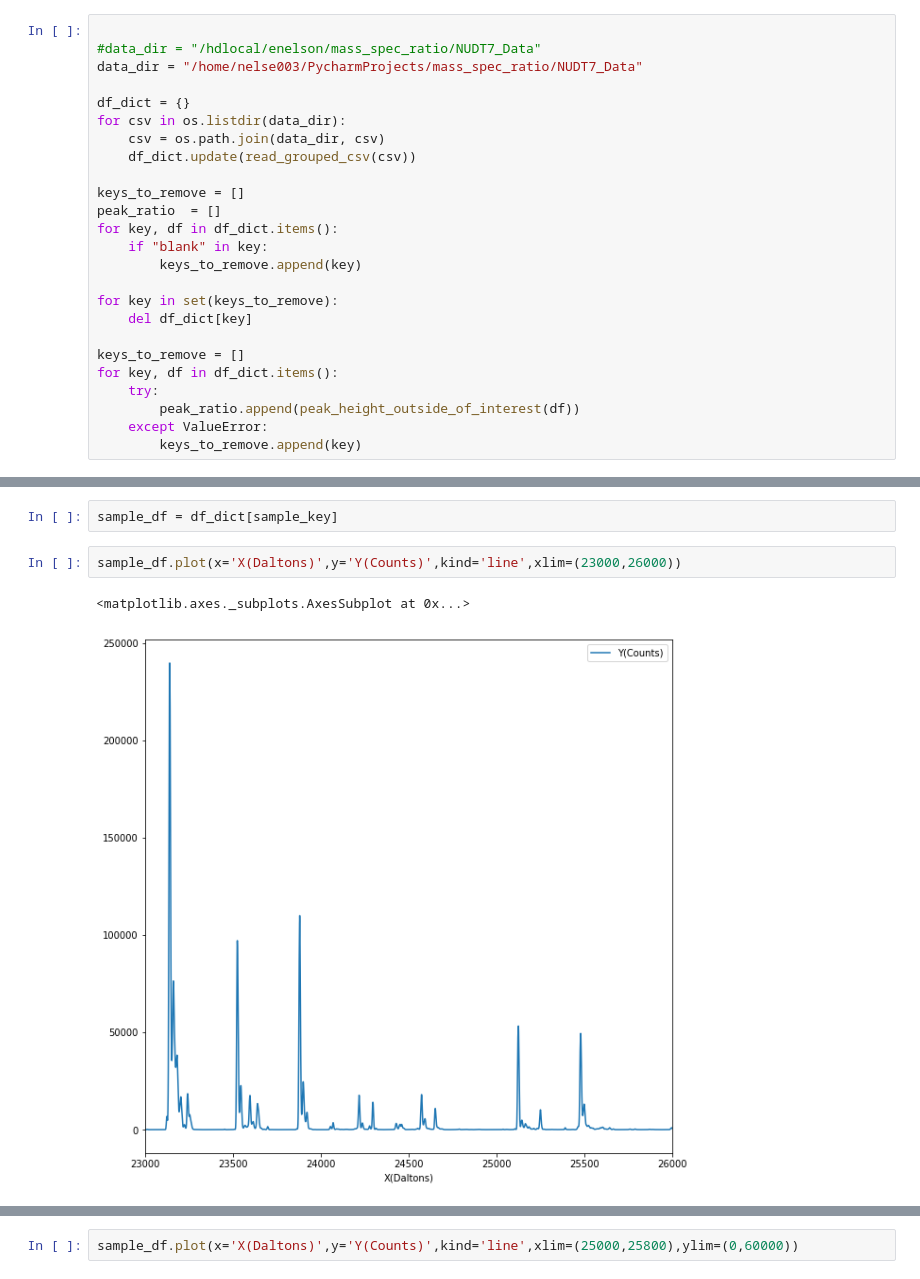
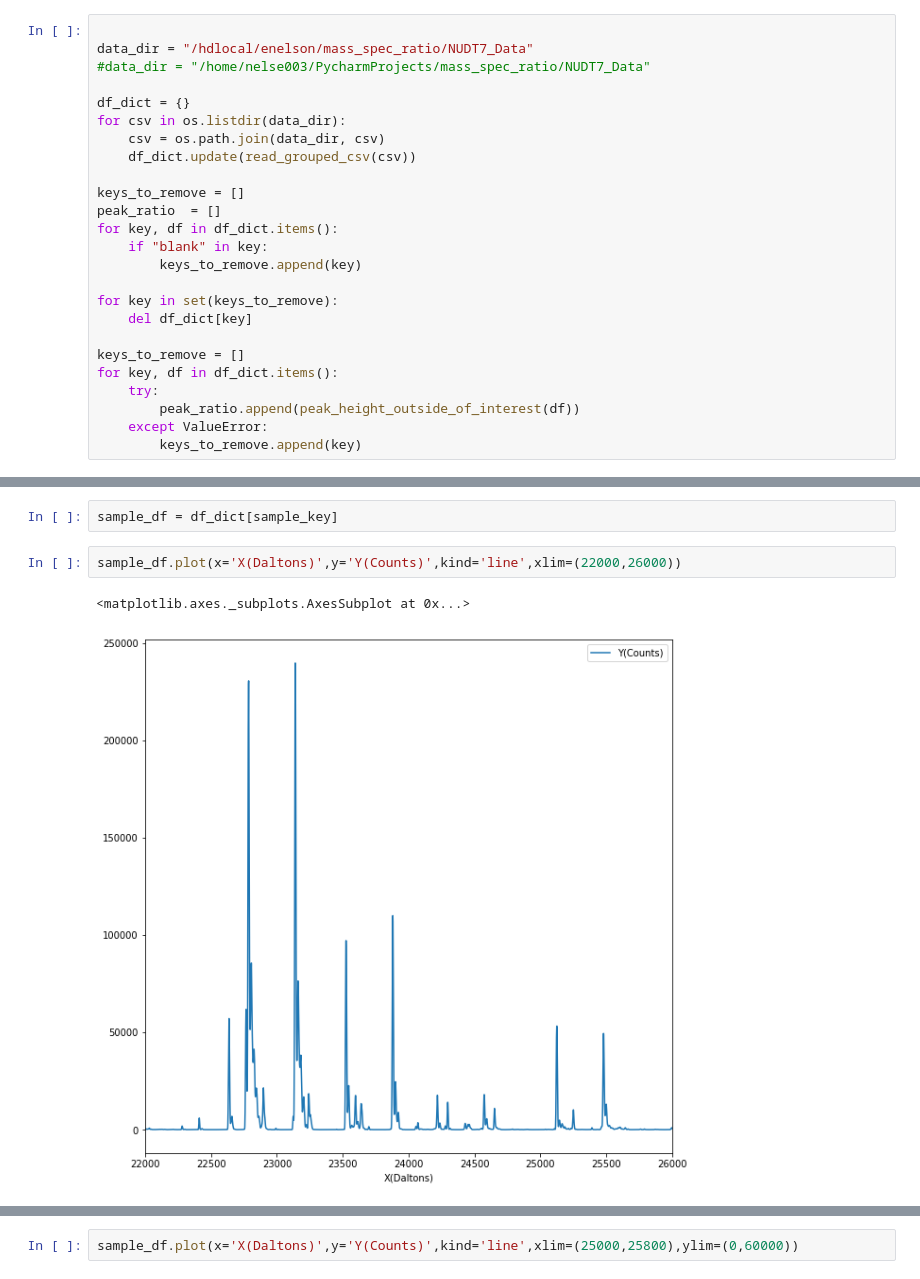
Before and after one commit to nelse003/mass_spec_ratio, a Jupyter notebook: NUDT7_ratios.ipynb, the cells around one changed output, grey strips where cells are left out. Cells and saved outputs as stored; diff of their text form.

```diff
--- a/NUDT7_ratios.ipynb
+++ b/NUDT7_ratios.ipynb
@@ -24,8 +25,8 @@ import matplotlib.pyplot as plt
 plt.rcParams['figure.figsize'] = [10, 10]
 # %%
 
-#data_dir = "/hdlocal/enelson/mass_spec_ratio/NUDT7_Data"
-data_dir = "/home/nelse003/PycharmProjects/mass_spec_ratio/NUDT7_Data"
+data_dir = "/hdlocal/enelson/mass_spec_ratio/NUDT7_Data"
+#data_dir = "/home/nelse003/PycharmProjects/mass_spec_ratio/NUDT7_Data"
 
 df_dict = {}
 for csv in os.listdir(data_dir):
@@ -78,7 +77,7 @@ print(df_dict[sample_key])
 # %%
 sample_df = df_dict[sample_key]
 # %%
-sample_df.plot(x='X(Daltons)',y='Y(Counts)',kind='line',xlim=(23000,26000))
+sample_df.plot(x='X(Daltons)',y='Y(Counts)',kind='line',xlim=(22000,26000))
 # %% [output]
 <matplotlib.axes._subplots.AxesSubplot at 0x...>
-[figure, old version]
+[figure, new version]
```
Also changed, not shown: parts of 8 cells of this notebook, 1 other file.
